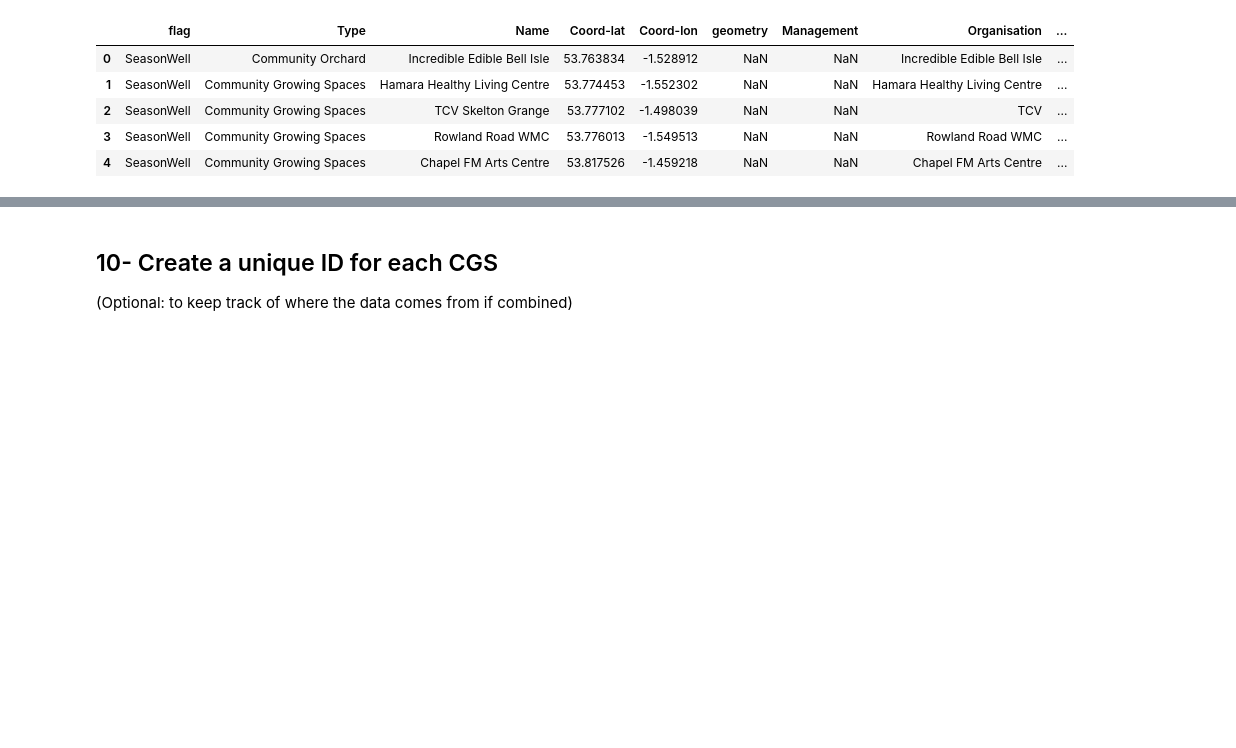
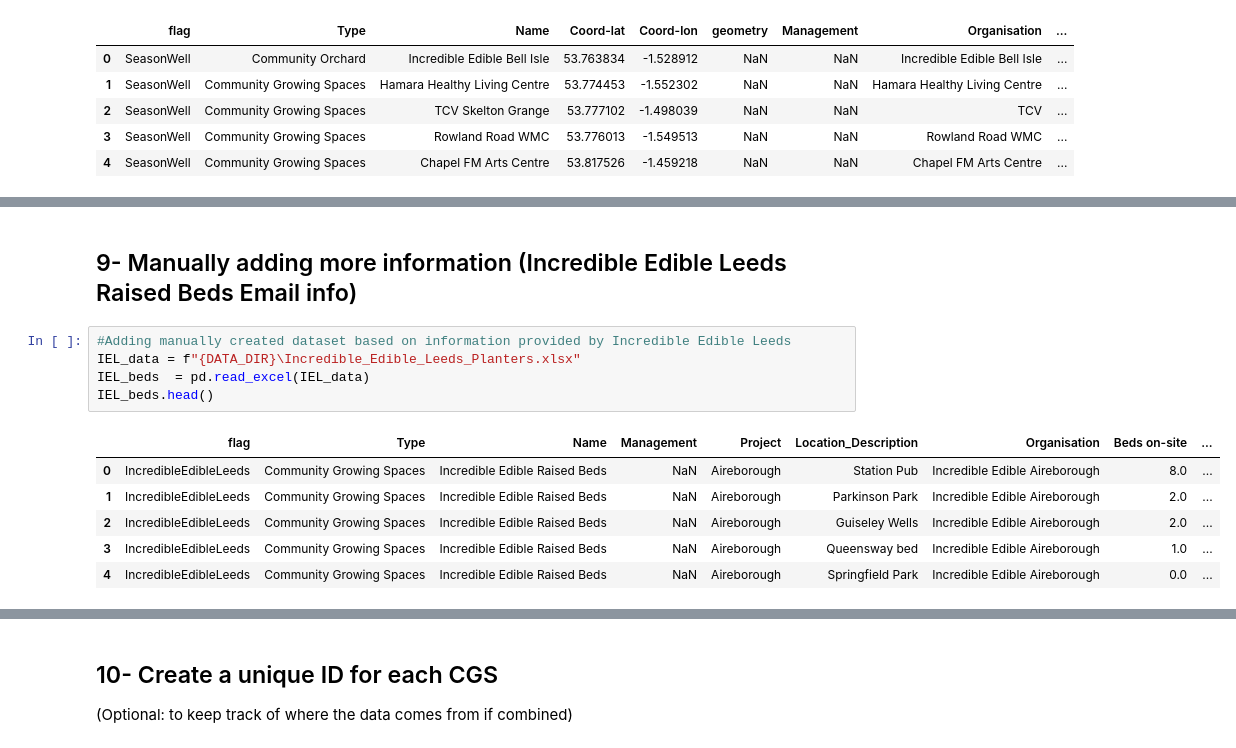
Before and after one commit to MarionC749/LIDA-SEEDS, a Jupyter notebook: Data_Processing/1-SEEDS_existingCGS_search.ipynb, the cells around one changed output, grey strips where cells are left out. Drawn from its saved outputs; the diff is of its cells as text; blank space fills up the shorter version.

Commit message:
added Incredible edible raised beds data

```diff
--- a/Data_Processing/1-SEEDS_existingCGS_search.ipynb
+++ b/Data_Processing/1-SEEDS_existingCGS_search.ipynb
@@ -3039,3 +2913,17 @@ Existing_CGSs.tail()
 | 377 | SeasonWell | NaN | Nowell Mount Community Centre & S... | POINT (432576.058 434185.389) | NaN | Roots & Shoots | NaN | NaN | ... |
 | 378 | SeasonWell | NaN | St Vincents Centre | POINT (431674.923 433574.022) | NaN | St Vincents/IE Richmond Hill | NaN | NaN | ... |
 | 379 | SeasonWell | NaN | Roxby Close | POINT (431260.727 434251.857) | NaN | Lincoln Greeners | NaN | NaN | ... |
+# %% [markdown]
+## 9- Manually adding more information (Incredible Edible Leeds Raised Beds Email info)
+# %%
+#Adding manually created dataset based on information provided by Incredible Edible Leeds
+IEL_data = f"{DATA_DIR}\Incredible_Edible_Leeds_Planters.xlsx"
+IEL_beds  = pd.read_excel(IEL_data)
+IEL_beds.head()
+# %% [output]
+|  | flag | Type | Name | Management | Project | Location_Description | Organisation | Beds on-site | ... |
+| 0 | IncredibleEdibleLeeds | Community Growing Spaces | Incredible Edible Raised Beds | NaN | Aireborough | Station Pub | Incredible Edible Aireborough | 8.0 | ... |
+| 1 | IncredibleEdibleLeeds | Community Growing Spaces | Incredible Edible Raised Beds | NaN | Aireborough | Parkinson Park | Incredible Edible Aireborough | 2.0 | ... |
+| 2 | IncredibleEdibleLeeds | Community Growing Spaces | Incredible Edible Raised Beds | NaN | Aireborough | Guiseley Wells | Incredible Edible Aireborough | 2.0 | ... |
+| 3 | IncredibleEdibleLeeds | Community Growing Spaces | Incredible Edible Raised Beds | NaN | Aireborough | Queensway bed | Incredible Edible Aireborough | 1.0 | ... |
+| 4 | IncredibleEdibleLeeds | Community Growing Spaces | Incredible Edible Raised Beds | NaN | Aireborough | Springfield Park | Incredible Edible Aireborough | 0.0 | ... |
```
Also changed, not shown: parts of 22 cells of this notebook, 6 other files.
